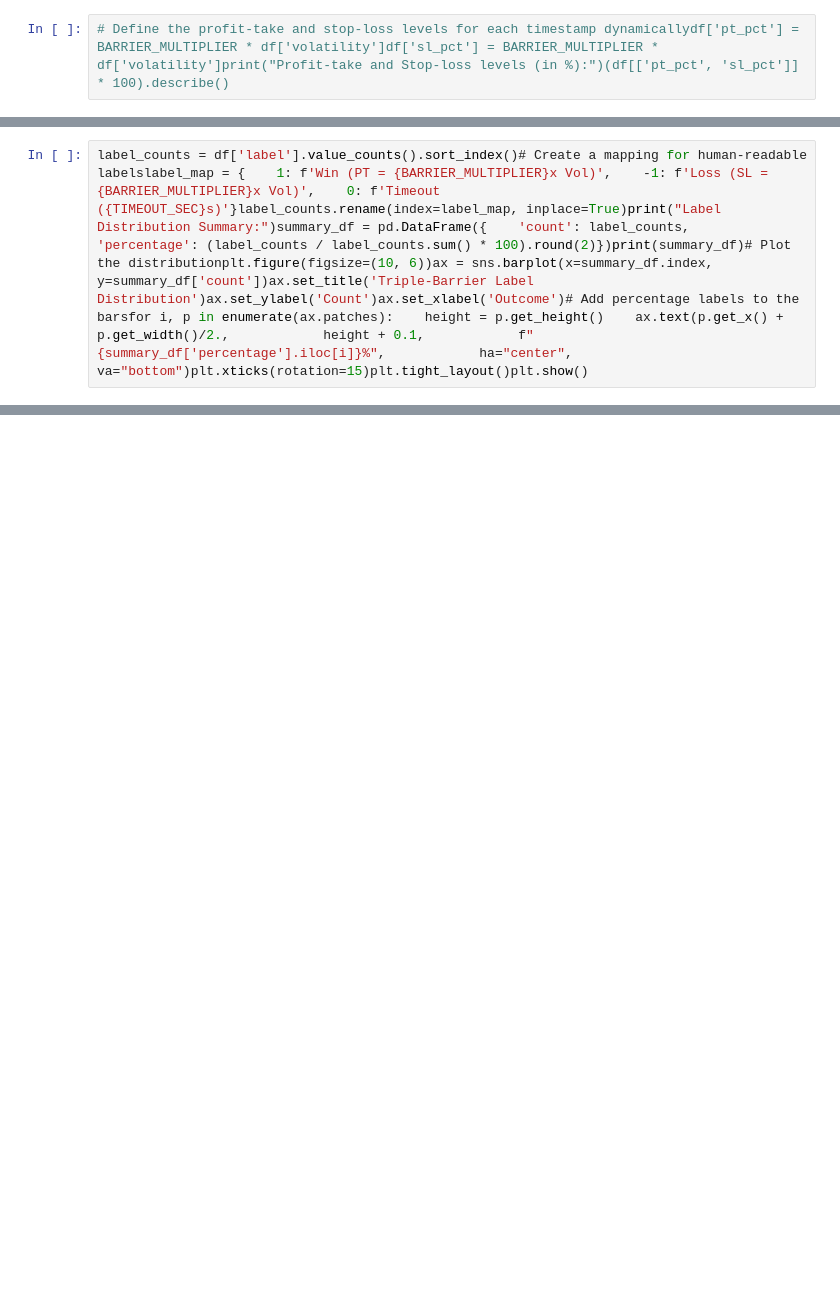
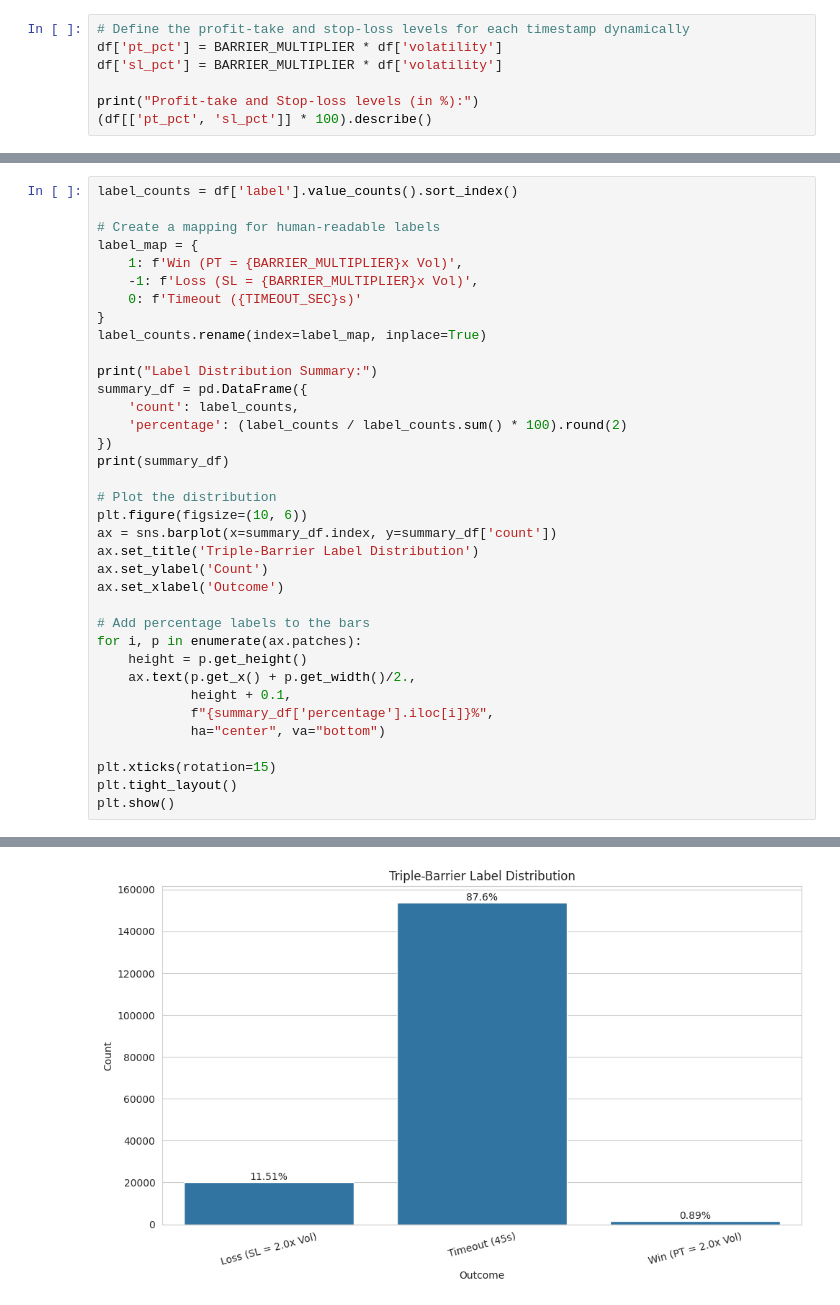
Before and after one commit to potential-panda/Makalu, a Jupyter notebook: notebooks/barrier_analysis.ipynb, the cells around one changed output, grey strips where cells are left out. Cells and saved outputs as stored; diff of their text form; blank space fills up the shorter version.

```diff
--- a/notebooks/barrier_analysis.ipynb
+++ b/notebooks/barrier_analysis.ipynb
@@ -19,2 +151,7 @@ full_parquet_store = ParquetStore(PARQUET_STORE_ROOT_DIR)# We need to read a sli
 # %%
-# Define the profit-take and stop-loss levels for each timestamp dynamicallydf['pt_pct'] = BARRIER_MULTIPLIER * df['volatility']df['sl_pct'] = BARRIER_MULTIPLIER * df['volatility']print("Profit-take and Stop-loss levels (in %):")(df[['pt_pct', 'sl_pct']] * 100).describe()
+# Define the profit-take and stop-loss levels for each timestamp dynamically
+df['pt_pct'] = BARRIER_MULTIPLIER * df['volatility']
+df['sl_pct'] = BARRIER_MULTIPLIER * df['volatility']
+
+print("Profit-take and Stop-loss levels (in %):")
+(df[['pt_pct', 'sl_pct']] * 100).describe()
@@ -25,2 +268,37 @@ def get_labels_with_dynamic_barriers(prices_df: pd.DataFrame, timeout_delta: pd.
 # %%
-label_counts = df['label'].value_counts().sort_index()# Create a mapping for human-readable labelslabel_map = {    1: f'Win (PT = {BARRIER_MULTIPLIER}x Vol)',    -1: f'Loss (SL = {BARRIER_MULTIPLIER}x Vol)',    0: f'Timeout ({TIMEOUT_SEC}s)'}label_counts.rename(index=label_map, inplace=True)print("Label Distribution Summary:")summary_df = pd.DataFrame({    'count': label_counts,    'percentage': (label_counts / label_counts.sum() * 100).round(2)})print(summary_df)# Plot the distributionplt.figure(figsize=(10, 6))ax = sns.barplot(x=summary_df.index, y=summary_df['count'])ax.set_title('Triple-Barrier Label Distribution')ax.set_ylabel('Count')ax.set_xlabel('Outcome')# Add percentage labels to the barsfor i, p in enumerate(ax.patches):    height = p.get_height()    ax.text(p.get_x() + p.get_width()/2.,            height + 0.1,            f"{summary_df['percentage'].iloc[i]}%",            ha="center", va="bottom")plt.xticks(rotation=15)plt.tight_layout()plt.show()
+label_counts = df['label'].value_counts().sort_index()
+
+# Create a mapping for human-readable labels
+label_map = {
+    1: f'Win (PT = {BARRIER_MULTIPLIER}x Vol)',
+    -1: f'Loss (SL = {BARRIER_MULTIPLIER}x Vol)',
+    0: f'Timeout ({TIMEOUT_SEC}s)'
+}
+label_counts.rename(index=label_map, inplace=True)
+
+print("Label Distribution Summary:")
+summary_df = pd.DataFrame({
+    'count': label_counts,
+    'percentage': (label_counts / label_counts.sum() * 100).round(2)
+})
+print(summary_df)
+
+# Plot the distribution
+plt.figure(figsize=(10, 6))
+ax = sns.barplot(x=summary_df.index, y=summary_df['count'])
+ax.set_title('Triple-Barrier Label Distribution')
+ax.set_ylabel('Count')
+ax.set_xlabel('Outcome')
+
+# Add percentage labels to the bars
+for i, p in enumerate(ax.patches):
+    height = p.get_height()
+    ax.text(p.get_x() + p.get_width()/2.,
+            height + 0.1,
+            f"{summary_df['percentage'].iloc[i]}%",
+            ha="center", va="bottom")
+
+plt.xticks(rotation=15)
+plt.tight_layout()
+plt.show()
+# %% [output]
@@ -26,0 +311 @@ label_counts = df['label'].value_counts().sort_index()# Create a mapping for hum
+[figure, added]
```
Also changed, not shown: parts of 8 cells of this notebook, 5 other files.
